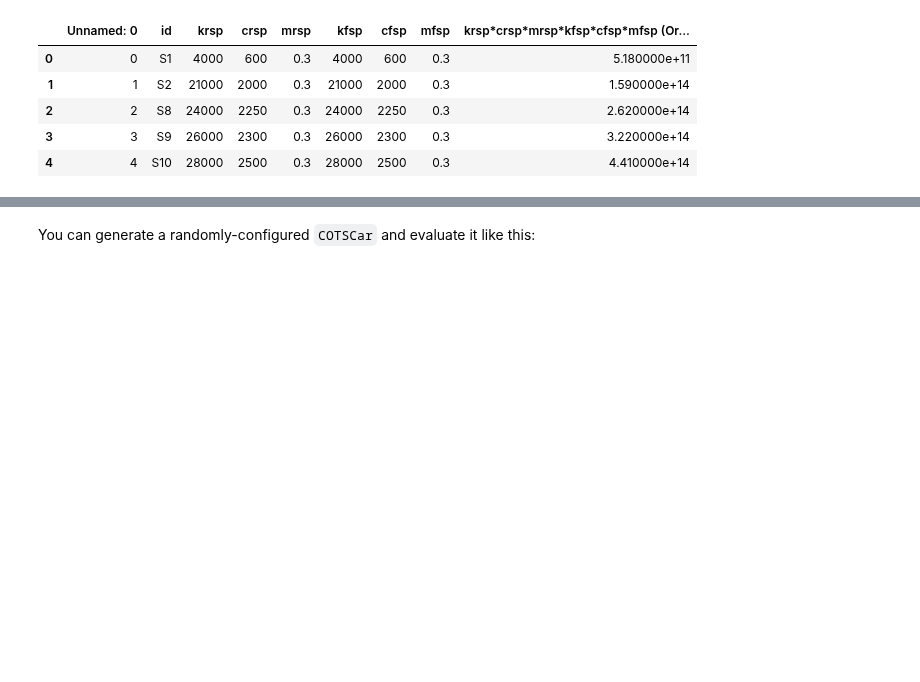
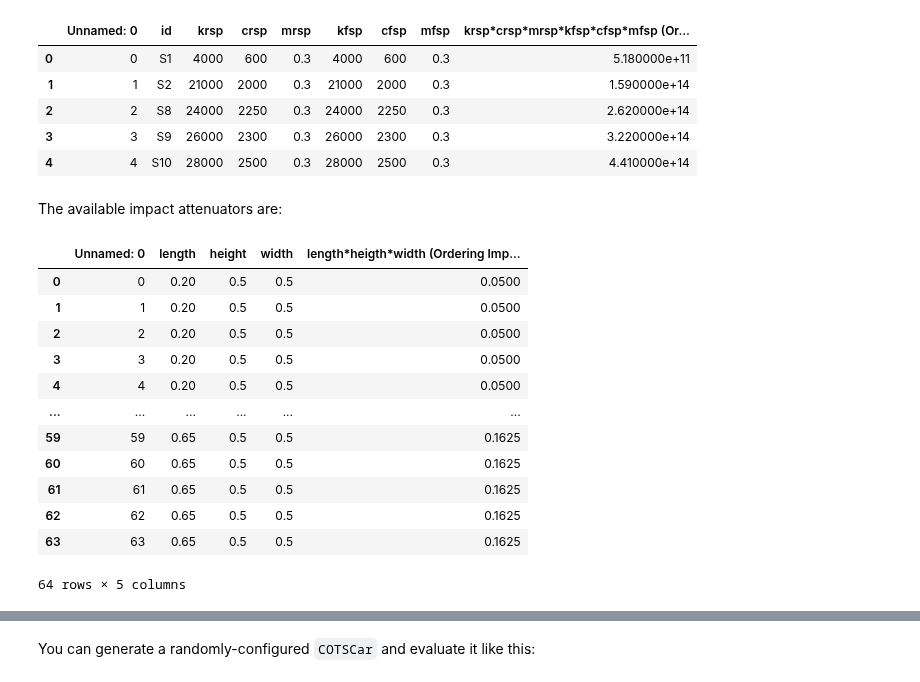
Before and after one commit to cmudrc/sae, a Jupyter notebook: examples/cots_example.ipynb, the cells around one changed output, grey strips where cells are left out. Saved outputs shown, nothing was run; the diff lists cells and outputs as text; code cells hidden in the pictures; blank space fills up the shorter version.

```diff
--- a/examples/cots_example.ipynb
+++ b/examples/cots_example.ipynb
@@ -126,3 +126,21 @@ sae.suspension
 | 2 | 2 | S8 | 24000 | 2250 | 0.3 | 24000 | 2250 | 0.3 | 2.620000e+14 |
 | 3 | 3 | S9 | 26000 | 2300 | 0.3 | 26000 | 2300 | 0.3 | 3.220000e+14 |
 | 4 | 4 | S10 | 28000 | 2500 | 0.3 | 28000 | 2500 | 0.3 | 4.410000e+14 |
+# %% [markdown]
+The available impact attenuators are:
+# %%
+sae.attenuators
+# %% [output]
+|  | Unnamed: 0 | length | height | width | length*heigth*width (Ordering Imp... |
+| 0 | 0 | 0.20 | 0.5 | 0.5 | 0.0500 |
+| 1 | 1 | 0.20 | 0.5 | 0.5 | 0.0500 |
+| 2 | 2 | 0.20 | 0.5 | 0.5 | 0.0500 |
+| 3 | 3 | 0.20 | 0.5 | 0.5 | 0.0500 |
+| 4 | 4 | 0.20 | 0.5 | 0.5 | 0.0500 |
+| ... | ... | ... | ... | ... | ... |
+| 59 | 59 | 0.65 | 0.5 | 0.5 | 0.1625 |
+| 60 | 60 | 0.65 | 0.5 | 0.5 | 0.1625 |
+| 61 | 61 | 0.65 | 0.5 | 0.5 | 0.1625 |
+| 62 | 62 | 0.65 | 0.5 | 0.5 | 0.1625 |
+| 63 | 63 | 0.65 | 0.5 | 0.5 | 0.1625 |
+64 rows × 5 columns
```
Also changed, not shown: parts of 13 cells of this notebook.
